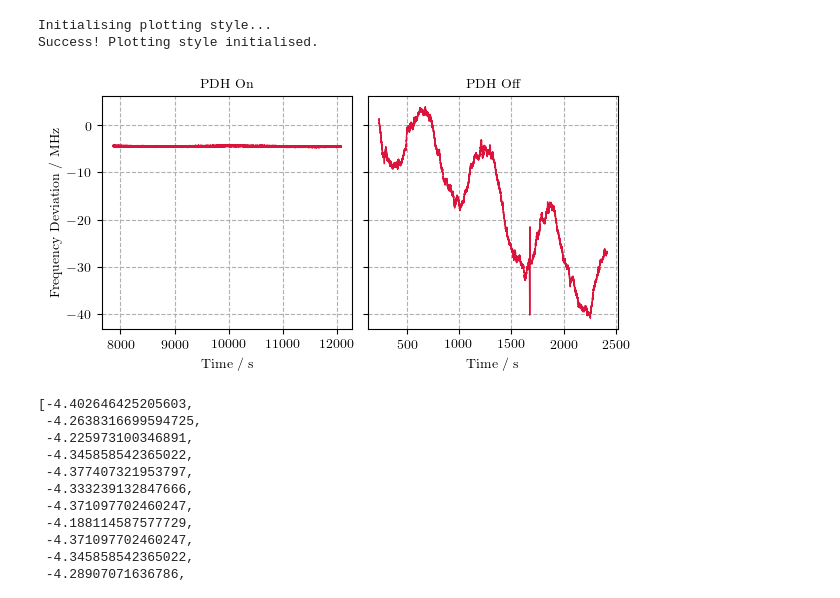
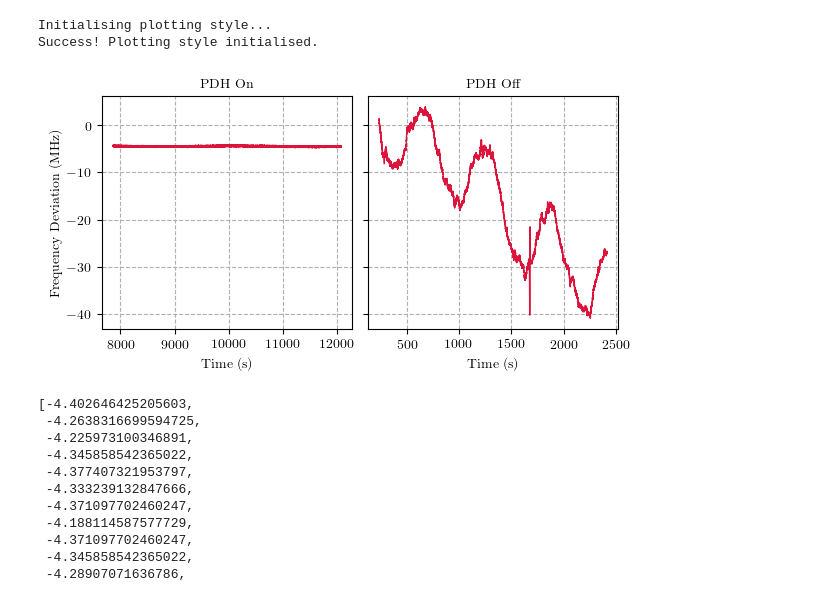
Before and after one commit to hsuchungchuan/Projects, a Jupyter notebook: 221108 PDH Linewidth Plots/221108 Wavelength Drift PDH On vs Off.ipynb, the cells around one changed output. Drawn from its saved outputs; the diff is of its cells as text; code cells hidden in the pictures.

```diff
--- a/221108 PDH Linewidth Plots/221108 Wavelength Drift PDH On vs Off.ipynb
+++ b/221108 PDH Linewidth Plots/221108 Wavelength Drift PDH On vs Off.ipynb
@@ -282,28 +282,28 @@ plt.rcParams['axes.grid'] = True
 # %%
 fig, axs = plt.subplots(1,2,sharey=True, constrained_layout=True)
 ax1=axs[0]
 ax2=axs[1]
 ax1.get_yaxis().get_major_formatter().set_useOffset(False)
 # plt.suptitle('221108 Wavelength drifts for PDH on and off',x=0.5,y=0.975)
-ax1.set_ylabel(r'Frequency Deviation / MHz')
+ax1.set_ylabel(r'Frequency Deviation (MHz)')
 ax1.set_title('PDH On')
 ax2.set_title('PDH Off')
-ax1.set_xlabel('Time / s')
-ax2.set_xlabel('Time / s')
+ax1.set_xlabel('Time (s)')
+ax2.set_xlabel('Time (s)')
 ax1.plot(t[81075:148857],[(i-434.92748)*1e6 for i in freq[81075:148857]],color='crimson')
 ax2.plot(t2[3615:],[(i-434.92748)*1e6 for i in freq2[3615:]],color='crimson')
 # ax1.plot(t[81075:148857],freq[81075:148857])
 # ax2.plot(t2[3615:],freq2[3615:])
 # plt.tight_layout()
 # plt.savefig('221108 Wavelength drifts for PDH on and off.pdf',bbox_inches='tight',dpi=300)
 
 # plt.subplots_adjust(wspace=0.05)
 
 # plt.savefig('Poster_TVLBAI_Wavelength drifts for PDH on and off.png',bbox_inches='tight',dpi=300)
 # plt.savefig('Poster_TVLBAI_Wavelength drifts for PDH on and off.pdf',bbox_inches='tight',dpi=300)
 plt.savefig('250520 WavelengthDriftPDHOnVsOff.pdf',dpi=300)
 # %% [output]
-[figure, old version]
+[figure, new version]
 # %%
 [(i-434.92748)*1e6 for i in freq[81075:148857]]
 # %% [output]
```
Also changed, not shown: parts of 1 cell of this notebook, 1 other file.
